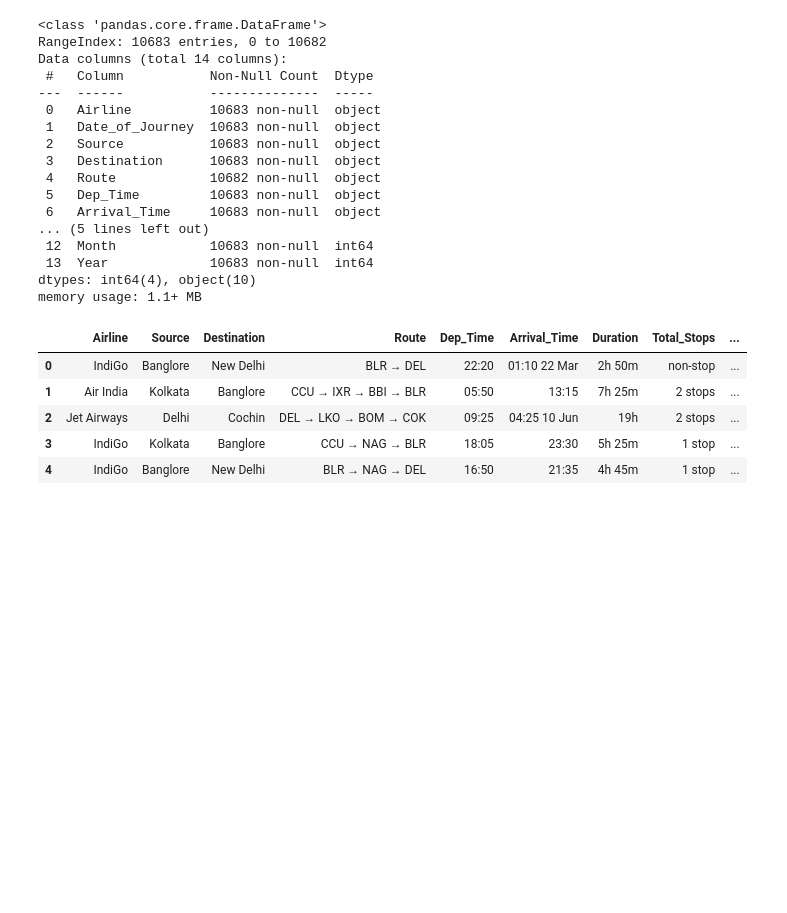
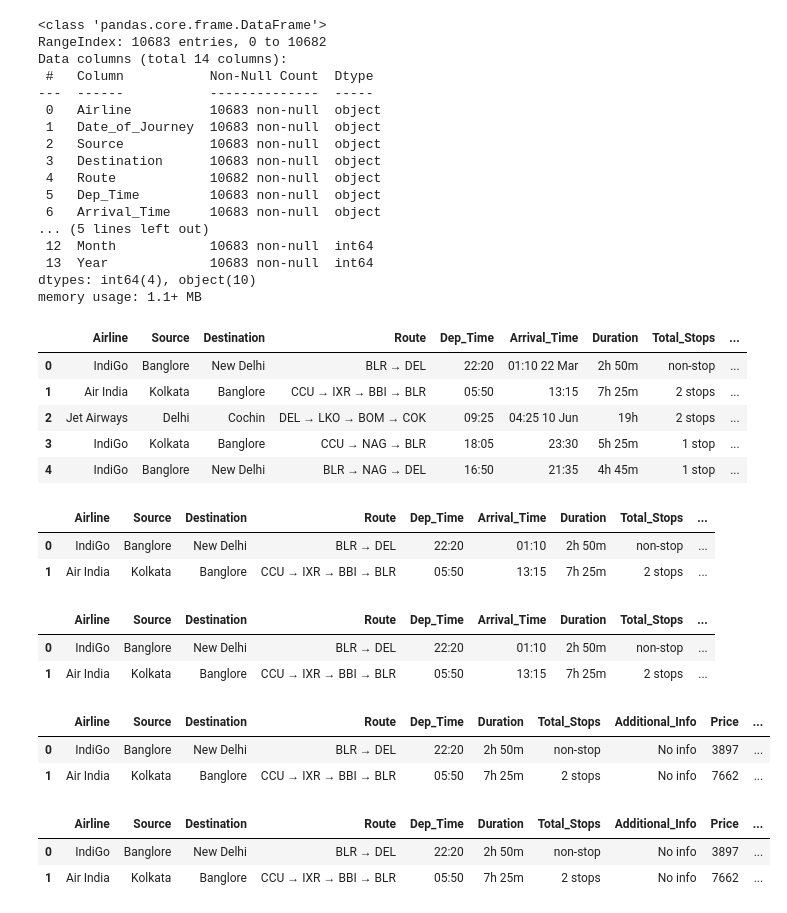
Before and after one commit to PandoraAnalyst/python-eda, a Jupyter notebook: datasets-analysis/flight_analysis.ipynb, the cells around one changed output. Cells and saved outputs as stored; diff of their text form; code cells hidden in the pictures; blank space fills up the shorter version.

Commit message:
performed feature engineering on the other columns of the dataset that required it

```diff
--- a/datasets-analysis/flight_analysis.ipynb
+++ b/datasets-analysis/flight_analysis.ipynb
@@ -140,3 +140,37 @@ df.head()
 | 2 | Jet Airways | Delhi | Cochin | DEL → LKO → BOM → COK | 09:25 | 04:25 10 Jun | 19h | 2 stops | ... |
 | 3 | IndiGo | Kolkata | Banglore | CCU → NAG → BLR | 18:05 | 23:30 | 5h 25m | 1 stop | ... |
 | 4 | IndiGo | Banglore | New Delhi | BLR → NAG → DEL | 16:50 | 21:35 | 4h 45m | 1 stop | ... |
+# %%
+## Feature Engineering on the "Arrival_time" column
+## This Lambda func will remove the day and month that is attached to the time
+df['Arrival_Time']=df['Arrival_Time'].apply(lambda x:x.split(' ')[0])
+# %%
+df.head(2)
+## Now the day and time was successfully removed from the arrival time column
+# %% [output]
+|  | Airline | Source | Destination | Route | Dep_Time | Arrival_Time | Duration | Total_Stops | ... |
+| 0 | IndiGo | Banglore | New Delhi | BLR → DEL | 22:20 | 01:10 | 2h 50m | non-stop | ... |
+| 1 | Air India | Kolkata | Banglore | CCU → IXR → BBI → BLR | 05:50 | 13:15 | 7h 25m | 2 stops | ... |
+# %%
+## Performing feature engineering to split the arrival_time into Hours and Minutes columns
+df['Arrival_hour']=df['Arrival_Time'].str.split(':').str[0]
+df['Arrival_min']=df['Arrival_Time'].str.split(':').str[1]
+# %%
+df.head(2)
+# %% [output]
+|  | Airline | Source | Destination | Route | Dep_Time | Arrival_Time | Duration | Total_Stops | ... |
+| 0 | IndiGo | Banglore | New Delhi | BLR → DEL | 22:20 | 01:10 | 2h 50m | non-stop | ... |
+| 1 | Air India | Kolkata | Banglore | CCU → IXR → BBI → BLR | 05:50 | 13:15 | 7h 25m | 2 stops | ... |
+# %%
+## Changing our 'arrival_hour' and 'arrival_min' columns to Integer type
+df['Arrival_hour']=df['Arrival_hour'].astype(int)
+df['Arrival_min']=df['Arrival_min'].astype(int)
+# %%
+## Dropping the 'Arrival_time' column
+df.drop('Arrival_Time',axis=1,inplace=True)
+# %%
+df.head(2)
+# %% [output]
+|  | Airline | Source | Destination | Route | Dep_Time | Duration | Total_Stops | Additional_Info | Price | ... |
+| 0 | IndiGo | Banglore | New Delhi | BLR → DEL | 22:20 | 2h 50m | non-stop | No info | 3897 | ... |
+| 1 | Air India | Kolkata | Banglore | CCU → IXR → BBI → BLR | 05:50 | 7h 25m | 2 stops | No info | 7662 | ... |
@@ -142,0 +181,6 @@ df.head()
+# %%
+df.head(2)
+# %% [output]
+|  | Airline | Source | Destination | Route | Dep_Time | Duration | Total_Stops | Additional_Info | Price | ... |
+| 0 | IndiGo | Banglore | New Delhi | BLR → DEL | 22:20 | 2h 50m | non-stop | No info | 3897 | ... |
+| 1 | Air India | Kolkata | Banglore | CCU → IXR → BBI → BLR | 05:50 | 7h 25m | 2 stops | No info | 7662 | ... |
```
Also changed, not shown: parts of 17 cells of this notebook.
